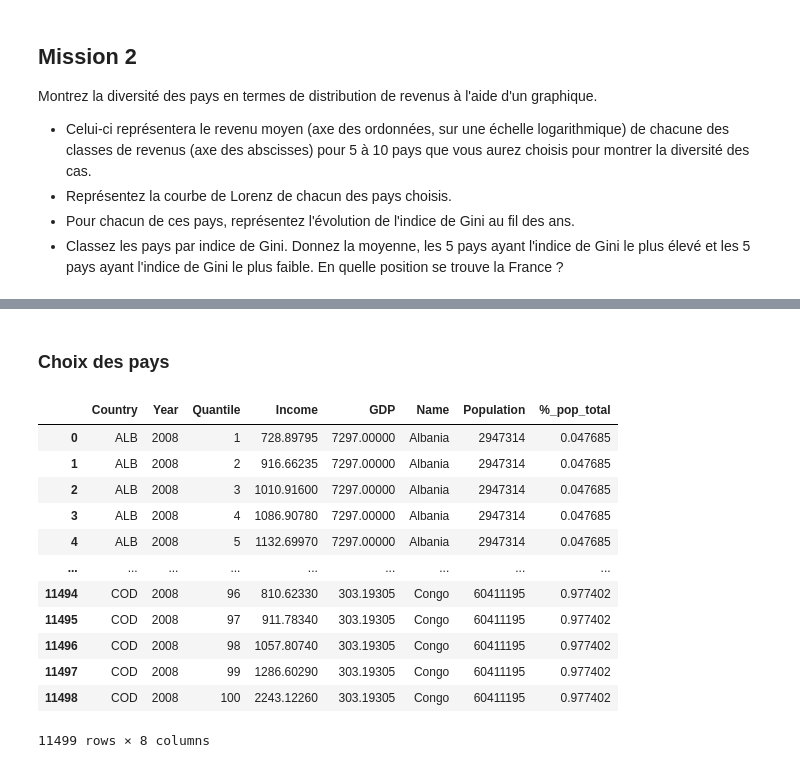
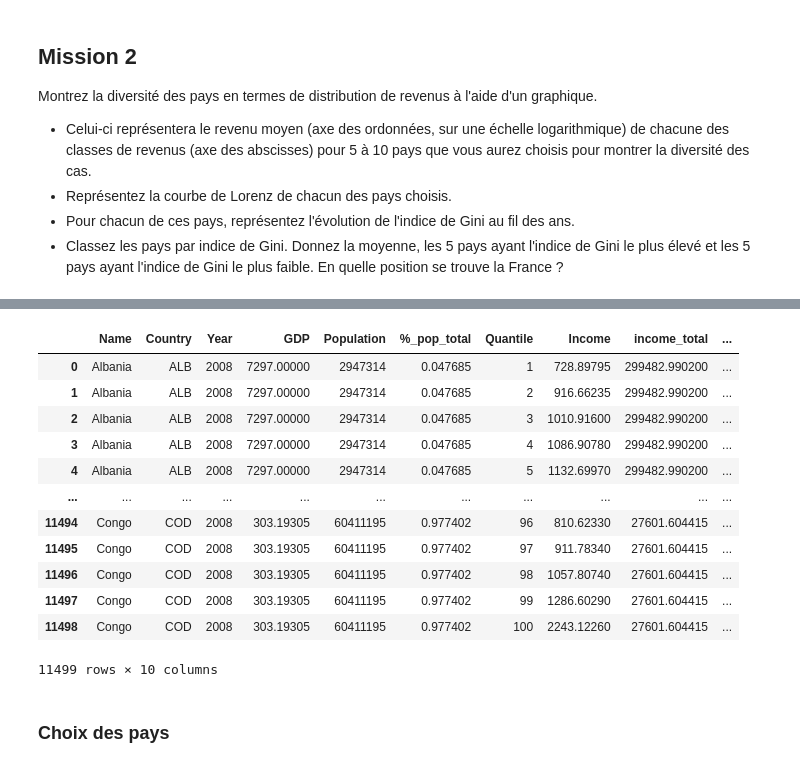
Before and after one commit to teilomillet/predictions_revenus, a Jupyter notebook: P07_01_Code.ipynb, the cells around one changed output, grey strips where cells are left out. Drawn from its saved outputs; the diff is of its cells as text; code cells hidden in the pictures.

```diff
--- a/P07_01_Code.ipynb
+++ b/P07_01_Code.ipynb
@@ -307,2 +298,20 @@ Montrez la diversité des pays en termes de distribution de revenus à l'aide d'
+# %%
+# Mise en ordre des colonnes.
+data = data[['Name', 'Country', 'Year', 'GDP', 'Population', '%_pop_total', 'Quantile', 'Income', 'income_total', 'income_ratio' ]]
+data
+# %% [output]
+|  | Name | Country | Year | GDP | Population | %_pop_total | Quantile | Income | income_total | ... |
+| 0 | Albania | ALB | 2008 | 7297.00000 | 2947314 | 0.047685 | 1 | 728.89795 | 299482.990200 | ... |
+| 1 | Albania | ALB | 2008 | 7297.00000 | 2947314 | 0.047685 | 2 | 916.66235 | 299482.990200 | ... |
+| 2 | Albania | ALB | 2008 | 7297.00000 | 2947314 | 0.047685 | 3 | 1010.91600 | 299482.990200 | ... |
+| 3 | Albania | ALB | 2008 | 7297.00000 | 2947314 | 0.047685 | 4 | 1086.90780 | 299482.990200 | ... |
+| 4 | Albania | ALB | 2008 | 7297.00000 | 2947314 | 0.047685 | 5 | 1132.69970 | 299482.990200 | ... |
+| ... | ... | ... | ... | ... | ... | ... | ... | ... | ... | ... |
+| 11494 | Congo | COD | 2008 | 303.19305 | 60411195 | 0.977402 | 96 | 810.62330 | 27601.604415 | ... |
+| 11495 | Congo | COD | 2008 | 303.19305 | 60411195 | 0.977402 | 97 | 911.78340 | 27601.604415 | ... |
+| 11496 | Congo | COD | 2008 | 303.19305 | 60411195 | 0.977402 | 98 | 1057.80740 | 27601.604415 | ... |
+| 11497 | Congo | COD | 2008 | 303.19305 | 60411195 | 0.977402 | 99 | 1286.60290 | 27601.604415 | ... |
+| 11498 | Congo | COD | 2008 | 303.19305 | 60411195 | 0.977402 | 100 | 2243.12260 | 27601.604415 | ... |
+11499 rows × 10 columns
 # %% [markdown]
 ### Choix des pays
@@ -331,16 +317,0 @@ def lorenz(dataset):
-# %%
-data
-# %% [output]
-|  | Country | Year | Quantile | Income | GDP | Name | Population | %_pop_total |
-| 0 | ALB | 2008 | 1 | 728.89795 | 7297.00000 | Albania | 2947314 | 0.047685 |
-| 1 | ALB | 2008 | 2 | 916.66235 | 7297.00000 | Albania | 2947314 | 0.047685 |
-| 2 | ALB | 2008 | 3 | 1010.91600 | 7297.00000 | Albania | 2947314 | 0.047685 |
-| 3 | ALB | 2008 | 4 | 1086.90780 | 7297.00000 | Albania | 2947314 | 0.047685 |
-| 4 | ALB | 2008 | 5 | 1132.69970 | 7297.00000 | Albania | 2947314 | 0.047685 |
-| ... | ... | ... | ... | ... | ... | ... | ... | ... |
-| 11494 | COD | 2008 | 96 | 810.62330 | 303.19305 | Congo | 60411195 | 0.977402 |
-| 11495 | COD | 2008 | 97 | 911.78340 | 303.19305 | Congo | 60411195 | 0.977402 |
-| 11496 | COD | 2008 | 98 | 1057.80740 | 303.19305 | Congo | 60411195 | 0.977402 |
-| 11497 | COD | 2008 | 99 | 1286.60290 | 303.19305 | Congo | 60411195 | 0.977402 |
-| 11498 | COD | 2008 | 100 | 2243.12260 | 303.19305 | Congo | 60411195 | 0.977402 |
-11499 rows × 8 columns
```
Also changed, not shown: parts of 52 cells of this notebook, 3 other files.
